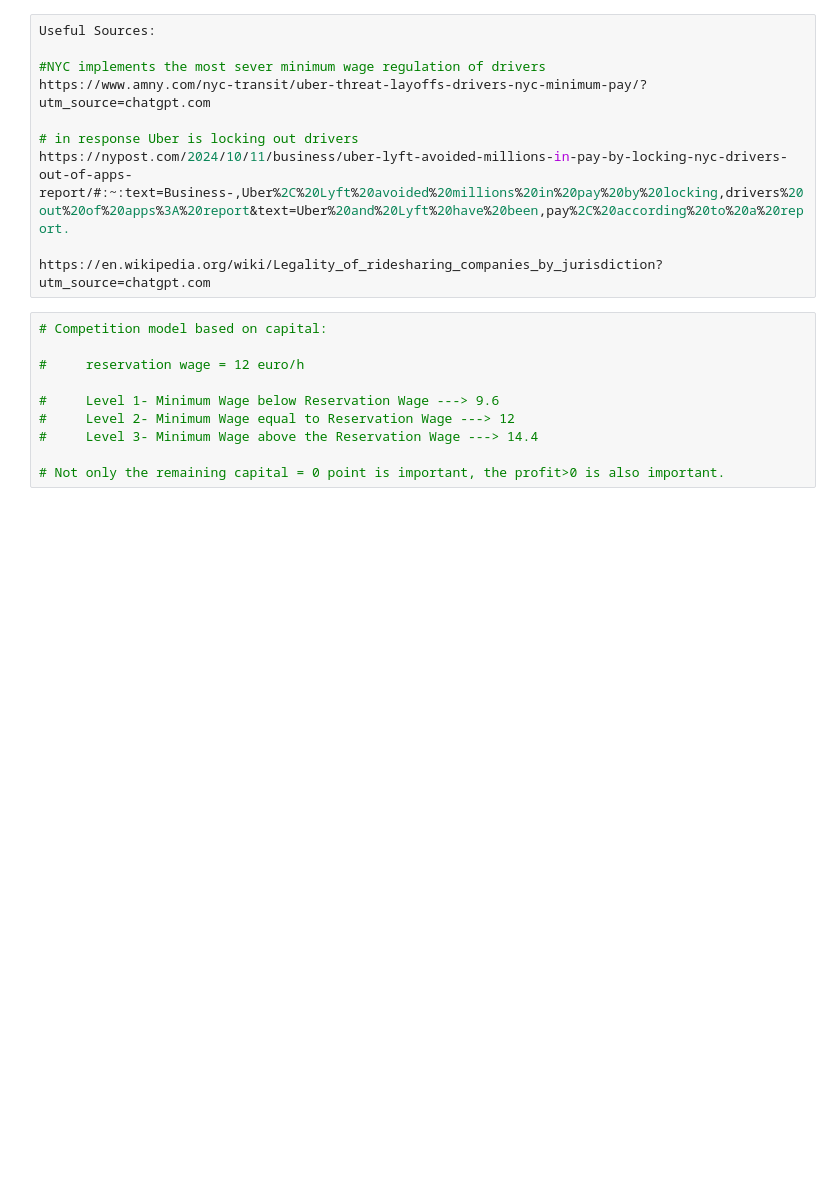
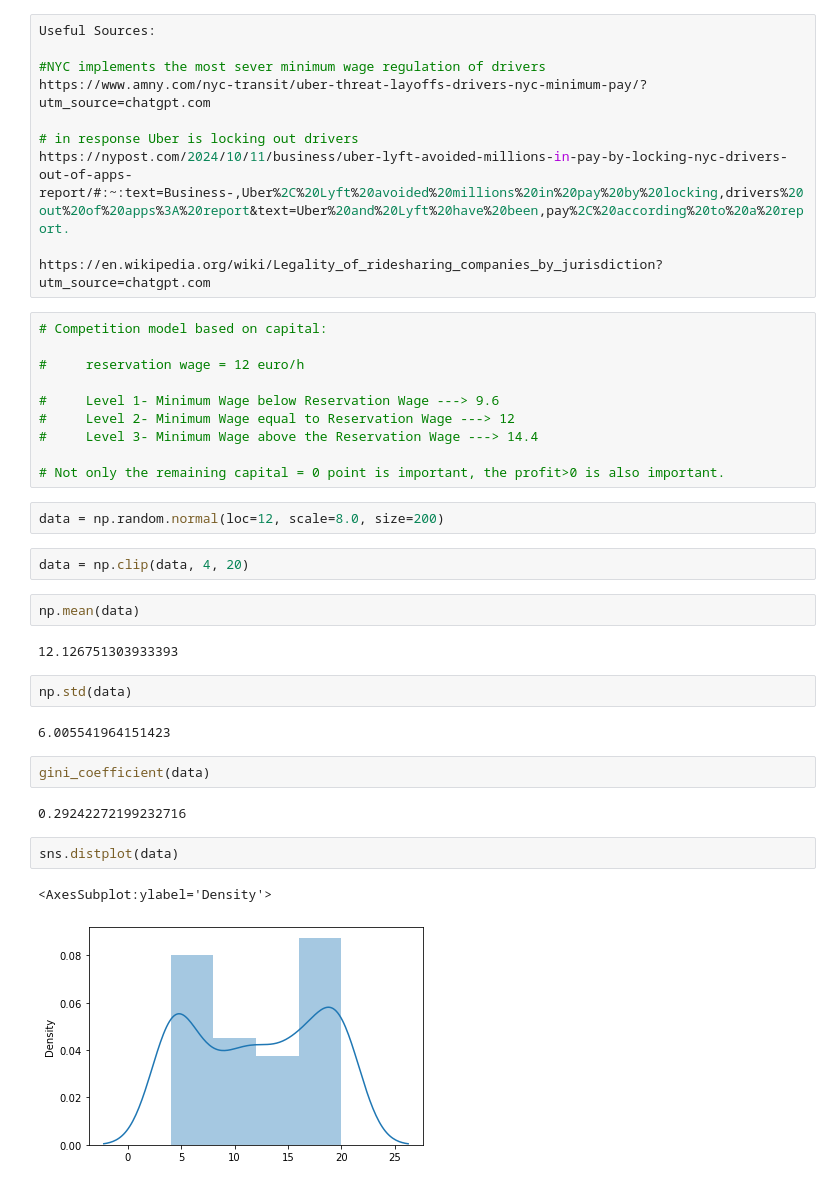
Before and after one commit to Farnoud-G/MaaSSim, a Jupyter notebook: docs/P3_Competition/Amsterdam-Try&Select.ipynb, the cells around one changed output. Drawn from its saved outputs; the diff is of its cells as text; blank space fills up the shorter version.

```diff
--- a/docs/P3_Competition/Amsterdam-Try&Select.ipynb
+++ b/docs/P3_Competition/Amsterdam-Try&Select.ipynb
@@ -219,3 +220,24 @@ https://en.wikipedia.org/wiki/Legality_of_ridesharing_companies_by_jurisdiction?
 #     Level 3- Minimum Wage above the Reservation Wage ---> 14.4
 
 # Not only the remaining capital = 0 point is important, the profit>0 is also important.
+# %%
+data = np.random.normal(loc=12, scale=8.0, size=200)
+# %%
+data = np.clip(data, 4, 20)
+# %%
+np.mean(data)
+# %% [output]
+12.126751303933393
+# %%
+np.std(data)
+# %% [output]
+6.005541964151423
+# %%
+gini_coefficient(data)
+# %% [output]
+0.29242272199232716
+# %%
+sns.distplot(data)
+# %% [output]
+<AxesSubplot:ylabel='Density'>
+[figure, added]
```
Also changed, not shown: parts of 11 cells of this notebook, 4 other files.
